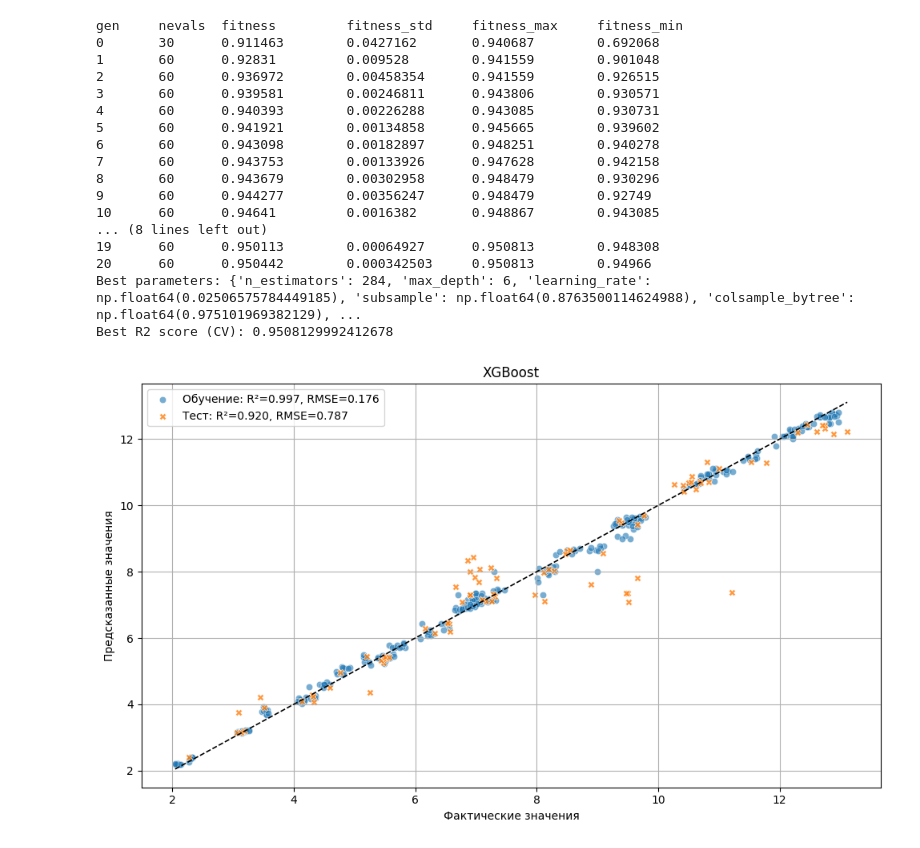
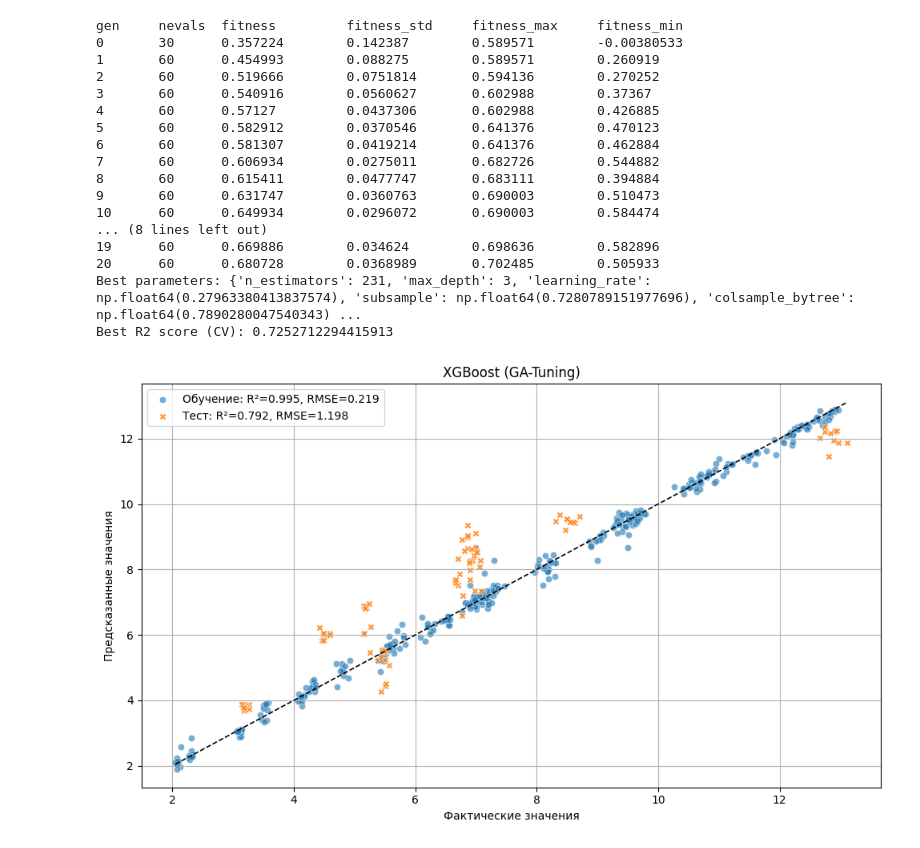
Before and after one commit to Darknessich/UASSML, a Jupyter notebook: notebooks/03_base_models_training/coverage.ipynb, the cells around one changed output. Saved outputs shown, nothing was run; the diff lists cells and outputs as text; code cells hidden in the pictures.

```diff
--- a/notebooks/03_base_models_training/coverage.ipynb
+++ b/notebooks/03_base_models_training/coverage.ipynb
@@ -77,12 +116,9 @@ param_grid = {
     'gamma': ['scale']
 }
 
-# Кросс-валидация
-cv = KFold(n_splits=5, shuffle=True, random_state=0)
-
 # Grid Search
 grid_search = GridSearchCV(SVR(), param_grid, cv=cv, scoring='r2', n_jobs=-1, verbose=3)
-grid_search.fit(X_scaled_train, y_scaled_train)
+grid_search.fit(X_scaled_train, y_scaled_train, groups=groups_ids)
 
 # Результаты
 print("Best parameters:", grid_search.best_params_)
@@ -94,18 +130,20 @@ Best R2 score (KFold): 0.9610360700826319
 # %%
 # Подбор гиперпараметров для SVR
+kernel = grid_search.best_params_['kernel']
+gamma = grid_search.best_params_['gamma']
+lgC = np.log10(grid_search.best_params_['C'])
+lge = np.log10(grid_search.best_params_['epsilon'])
+
 param_grid = {
-    'kernel': ['rbf'],
-    'C': np.logspace(0, 2, 40),
-    'epsilon': np.logspace(-2, 0, 40),
-    'gamma': ['scale']
+    'kernel': [kernel],
+    'C': np.logspace(lgC - 1, lgC + 1, 40),
+    'epsilon': np.logspace(lge - 1, lge + 1, 40),
+    'gamma': [gamma]
 }
-
-# Кросс-валидация
-cv = KFold(n_splits=10, shuffle=True, random_state=0)
 
 # Grid Search
 grid_search = GridSearchCV(SVR(), param_grid, cv=cv, scoring='r2', n_jobs=-1, verbose=2)
-grid_search.fit(X_scaled_train, y_scaled_train)
+grid_search.fit(X_scaled_train, y_scaled_train, groups=groups_ids)
 
 # Результаты
 print("Best parameters:", grid_search.best_params_)
@@ -142,7 +180,7 @@ results["GradientBoosting"] = evaluate_holdout(
 # %%
-results["XGBoost"] = evaluate_holdout(
+results["XGBoost (Default)"] = evaluate_holdout(
     X_encoded_train, X_encoded_test,
     y_encoded_train, y_encoded_test,
-    XGBRegressor(), "XGBoost"
+    XGBRegressor(), "XGBoost (Default)",
 )
 # %% [output]
@@ -160,13 +198,12 @@ param_grid = {
     'reg_lambda': Continuous(0, 2),
 }
 
-# Кросс-валидация
-cv = KFold(n_splits=5, shuffle=True, random_state=0)
+cv_splits = list(cv.split(X_encoded_train, y_encoded_train, groups=groups_ids))
 
 # Генетический поиск
 evolved_search = GASearchCV(
     estimator=XGBRegressor(objective='reg:squarederror', tree_method='auto', random_state=0),
-    cv=cv,
+    cv=cv_splits,
     scoring='r2',
     param_grid=param_grid,
     population_size=30,
@@ -184,30 +221,30 @@ print("Best parameters:", evolved_search.best_params_)
 print("Best R2 score (CV):", evolved_search.best_score_)
 # %% [output]
 gen     nevals  fitness         fitness_std     fitness_max     fitness_min
-0       30      0.911463        0.0427162       0.940687        0.692068
-1       60      0.92831         0.009528        0.941559        0.901048
-2       60      0.936972        0.00458354      0.941559        0.926515
-3       60      0.939581        0.00246811      0.943806        0.930571
-4       60      0.940393        0.00226288      0.943085        0.930731
-5       60      0.941921        0.00134858      0.945665        0.939602
-6       60      0.943098        0.00182897      0.948251        0.940278
-7       60      0.943753        0.00133926      0.947628        0.942158
-8       60      0.943679        0.00302958      0.948479        0.930296
-9       60      0.944277        0.00356247      0.948479        0.92749
-10      60      0.94641         0.0016382       0.948867        0.943085
+0       30      0.357224        0.142387        0.589571        -0.00380533
+1       60      0.454993        0.088275        0.589571        0.260919
+2       60      0.519666        0.0751814       0.594136        0.270252
+3       60      0.540916        0.0560627       0.602988        0.37367
+4       60      0.57127         0.0437306       0.602988        0.426885
+5       60      0.582912        0.0370546       0.641376        0.470123
+6       60      0.581307        0.0419214       0.641376        0.462884
+7       60      0.606934        0.0275011       0.682726        0.544882
+8       60      0.615411        0.0477747       0.683111        0.394884
+9       60      0.631747        0.0360763       0.690003        0.510473
+10      60      0.649934        0.0296072       0.690003        0.584474
 ... (8 lines left out)
-19      60      0.950113        0.00064927      0.950813        0.948308
-20      60      0.950442        0.000342503     0.950813        0.94966
-Best parameters: {'n_estimators': 284, 'max_depth': 6, 'learning_rate': np.float64(0.02506575784449185), 'subsample': np.float64(0.8763500114624988), 'colsample_bytree': np.float64(0.975101969382129), ...
-Best R2 score (CV): 0.9508129992412678
+19      60      0.669886        0.034624        0.698636        0.582896
+20      60      0.680728        0.0368989       0.702485        0.505933
+Best parameters: {'n_estimators': 231, 'max_depth': 3, 'learning_rate': np.float64(0.27963380413837574), 'subsample': np.float64(0.7280789151977696), 'colsample_bytree': np.float64(0.7890280047540343) ...
+Best R2 score (CV): 0.7252712294415913
 # %%
-results["XGBoost"] = evaluate_holdout(
+results["XGBoost (GA-Tuning)"] = evaluate_holdout(
     X_encoded_train, X_encoded_test,
     y_encoded_train, y_encoded_test,
-    XGBRegressor(**evolved_search.best_params_), "XGBoost"
+    XGBRegressor(**evolved_search.best_params_), "XGBoost (GA-Tuning)"
 )
 # %% [output]
-[figure, old version]
+[figure, new version]
 # %%
 results["CatBoost"] = evaluate_holdout(
     X_catboost_train, X_catboost_test,
```
Also changed, not shown: parts of 15 cells of this notebook, 22 other files.
